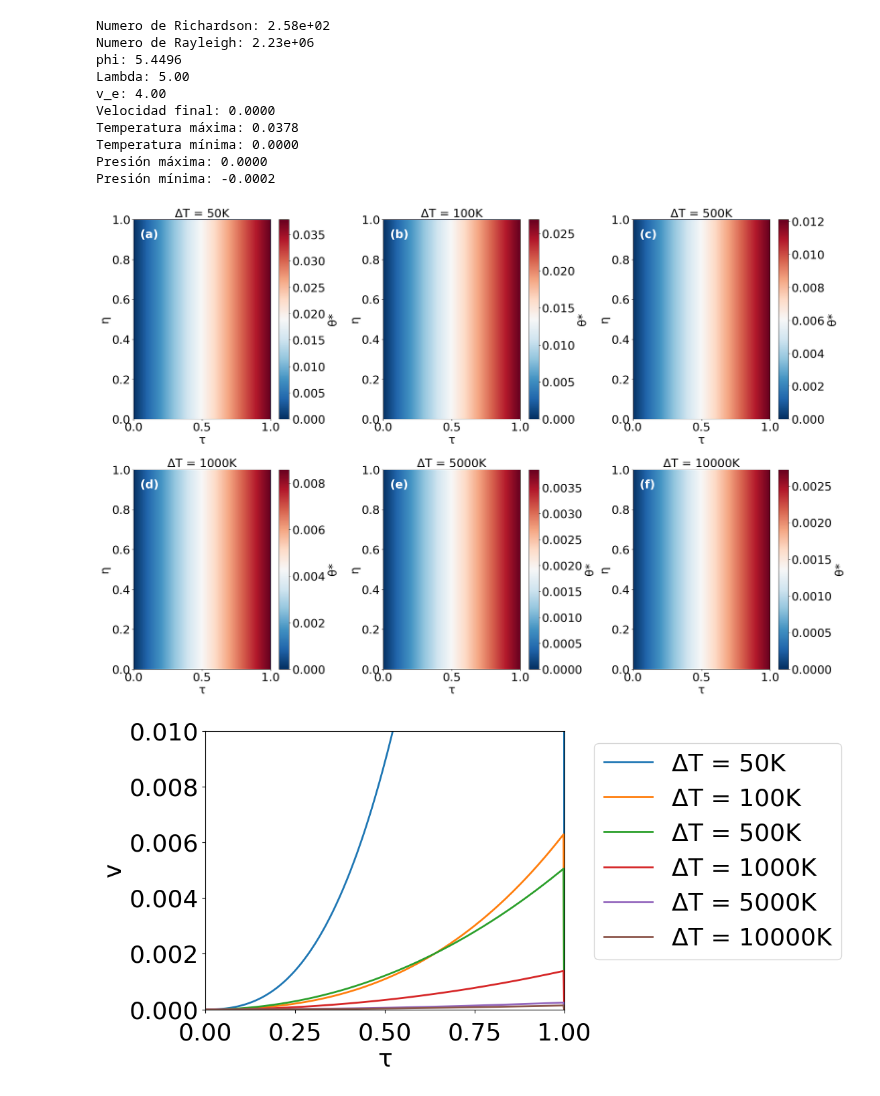
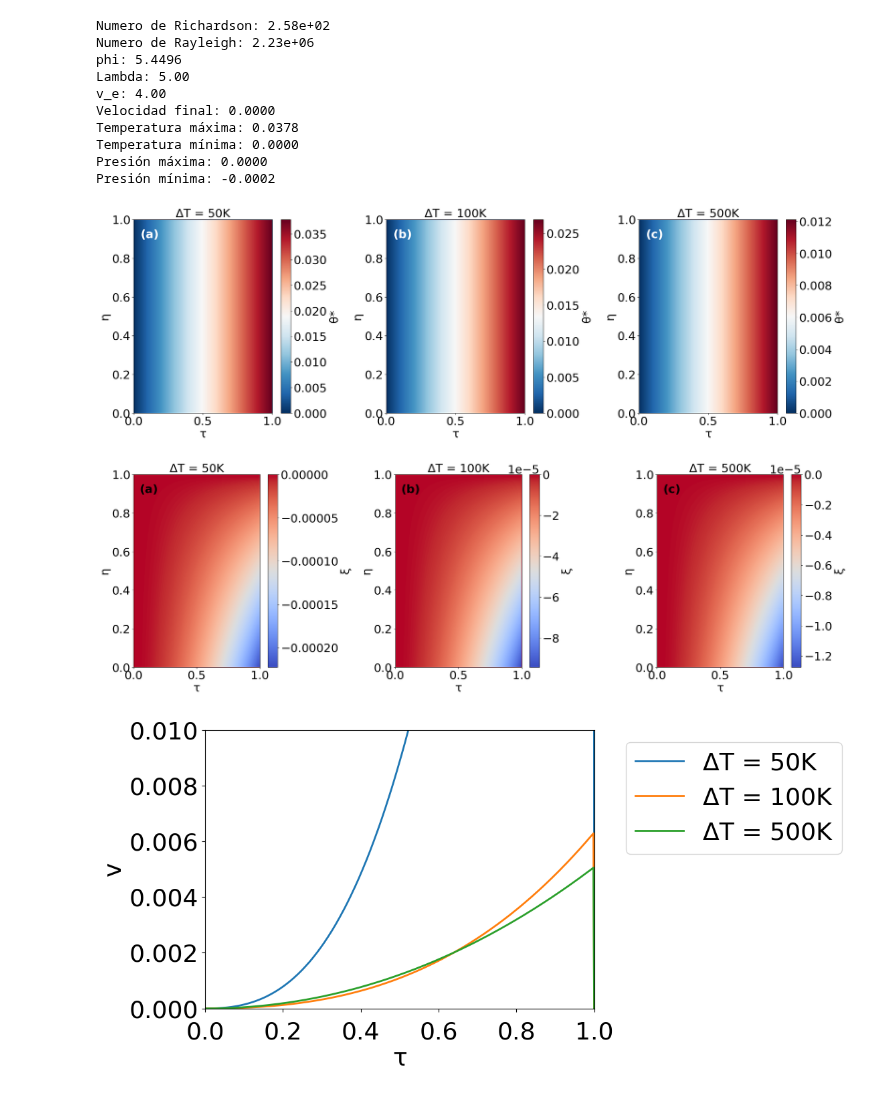
Before and after one commit to angelgvillatoro/bullville_M1, a Jupyter notebook: tfm/principal.ipynb, the cells around one changed output. Cells and saved outputs as stored; diff of their text form; code cells hidden in the pictures.

```diff
--- a/tfm/principal.ipynb
+++ b/tfm/principal.ipynb
@@ -276,13 +276,15 @@ import numpy as np
 import matplotlib.pyplot as plt
 
 # Lista de diferencias de temperatura
-delta_T_list = [50, 100, 500, 1000, 5000, 10000]
+delta_T_list = [50, 100, 500]
 
-# Crear la figura con un tamaño específico
-fig, axs = plt.subplots(2, 3, figsize=(24, 16))
+# Crear dos figuras con un tamaño específico
+fig_theta, axs_theta = plt.subplots(1, 3, figsize=(24, 8))
+fig_xi, axs_xi = plt.subplots(1, 3, figsize=(24, 8))
 
-# Aplanar la matriz de subplots para facilitar la iteración
-axs = axs.flatten()
+# Aplanar las matrices de subplots para facilitar la iteración
+axs_theta = axs_theta.flatten()
+axs_xi = axs_xi.flatten()
 
 # Graficar y recopilar datos
 for i, delta_T in enumerate(delta_T_list):
@@ -290,54 +292,76 @@ for i, delta_T in enumerate(delta_T_list):
     v_e = newton_raphson(phi, Ri, Ra, LAMBDA, v0=0.1, tol=1e-6, max_iter=100)
     v, theta_star, xi, eta, tau = calculo_temp_presiones(Ra, Ri, delta, v_e, LAMBDA)
 
-    # Crear el mapa de calor
-    im = axs[i].pcolormesh(tau, eta, theta_star, cmap='RdBu_r', shading='auto')
+    # Crear el mapa de calor para theta
+    im_theta = axs_theta[i].pcolormesh(tau, eta, theta_star, cmap='RdBu_r', shading='auto')
 
-    # Configurar los ejes y etiquetas
-    axs[i].set_xlabel('τ', fontsize=26)
-    axs[i].set_ylabel('η', fontsize=26)
-    axs[i].set_title(f'ΔT = {delta_T:.0f}K', fontsize=26)
-    axs[i].set_xlim(0, 1)
-    axs[i].set_ylim(0, 1)
-    axs[i].tick_params(axis='both', which='major', labelsize=26)
+    # Crear el mapa de calor para xi
+    im_xi = axs_xi[i].pcolormesh(tau, eta, xi, cmap='coolwarm', shading='auto')
 
-    # Añadir barra de color
-    cbar = fig.colorbar(im, ax=axs[i])
-    cbar.set_label('θ*', fontsize=26)
-    cbar.ax.tick_params(labelsize=26)
+    # Configurar los ejes y etiquetas para theta
+    axs_theta[i].set_xlabel('τ', fontsize=26)
+    axs_theta[i].set_ylabel('η', fontsize=26)
+    axs_theta[i].set_title(f'ΔT = {delta_T:.0f}K', fontsize=26)
+    axs_theta[i].set_xlim(0, 1)
+    axs_theta[i].set_ylim(0, 1)
+    axs_theta[i].tick_params(axis='both', which='major', labelsize=26)
 
-    # Añadir etiqueta (a, b, c, d, e, f) en la esquina superior izquierda
-    axs[i].text(0.05, 0.95, f'({chr(97 + i)})', transform=axs[i].transAxes,
-                fontsize=26, fontweight='bold', va='top', color='white')
+    # Configurar los ejes y etiquetas para xi
+    axs_xi[i].set_xlabel('τ', fontsize=26)
+    axs_xi[i].set_ylabel('η', fontsize=26)
+    axs_xi[i].set_title(f'ΔT = {delta_T:.0f}K', fontsize=26)
+    axs_xi[i].set_xlim(0, 1)
+    axs_xi[i].set_ylim(0, 1)
+    axs_xi[i].tick_params(axis='both', which='major', labelsize=26)
+
+    # Añadir barra de color para theta
+    cbar_theta = fig_theta.colorbar(im_theta, ax=axs_theta[i])
+    cbar_theta.set_label('θ*', fontsize=26)
+    cbar_theta.ax.tick_params(labelsize=26)
+
+    # Añadir barra de color para xi
+    cbar_xi = fig_xi.colorbar(im_xi, ax=axs_xi[i])
+    cbar_xi.set_label('ξ', fontsize=26)
+    cbar_xi.ax.tick_params(labelsize=26)
+
+    # Añadir etiqueta (a, b, c, d, e, f) en la esquina superior izquierda para theta
+    axs_theta[i].text(0.05, 0.95, f'({chr(97 + i)})', transform=axs_theta[i].transAxes,
+                      fontsize=26, fontweight='bold', va='top', color='white')
+
+    # Añadir etiqueta (a, b, c, d, e, f) en la esquina superior izquierda para xi
+    axs_xi[i].text(0.05, 0.95, f'({chr(97 + i)})', transform=axs_xi[i].transAxes,
+                   fontsize=26, fontweight='bold', va='top', color='black')
 
 # Ajustar el diseño
-plt.tight_layout()
+fig_theta.tight_layout()
+fig_xi.tight_layout()
 
-# Mostrar la gráfica
+# Mostrar las gráficas
 plt.show()
 
-# Gráfica de velocidad
+# Gráfica de velocidad (sin cambios)
 fig, ax = plt.subplots(figsize=(12, 6))
 
 for delta_T in delta_T_list:
     h, phi, Ri, Ra, LAMBDA, delta = parametros(D, L, delta_T)
     v_e = newton_raphson(phi, Ri, Ra, LAMBDA, v0=0.1, tol=1e-6, max_iter=100)
     v, theta_star, xi, eta, tau = calculo_temp_presiones(Ra, Ri, delta, v_e, LAMBDA)
     ax.plot(tau, v, linewidth=2, label=f'ΔT = {delta_T:.0f}K')
 
 ax.set_xlabel('τ', fontsize=26)
 ax.set_ylabel('v', fontsize=26)
 ax.set_xlim(0, 1)
 ax.set_ylim(0, 0.01)
 ax.tick_params(axis='both', which='major', labelsize=26)
 ax.tick_params(axis='x', which='major', pad=10)
 
 ax.legend(fontsize=26, bbox_to_anchor=(1.05, 1), loc='upper left')
 plt.tight_layout()
 plt.show()
 # %% [output]
-[figure, old version]
+[figure, new version]
-[figure, old version]
+[figure, new version]
+[figure, added]
 # %%
 import numpy as np
 import matplotlib.pyplot as plt
```
Also changed, not shown: parts of 4 cells of this notebook, 7 other files.
